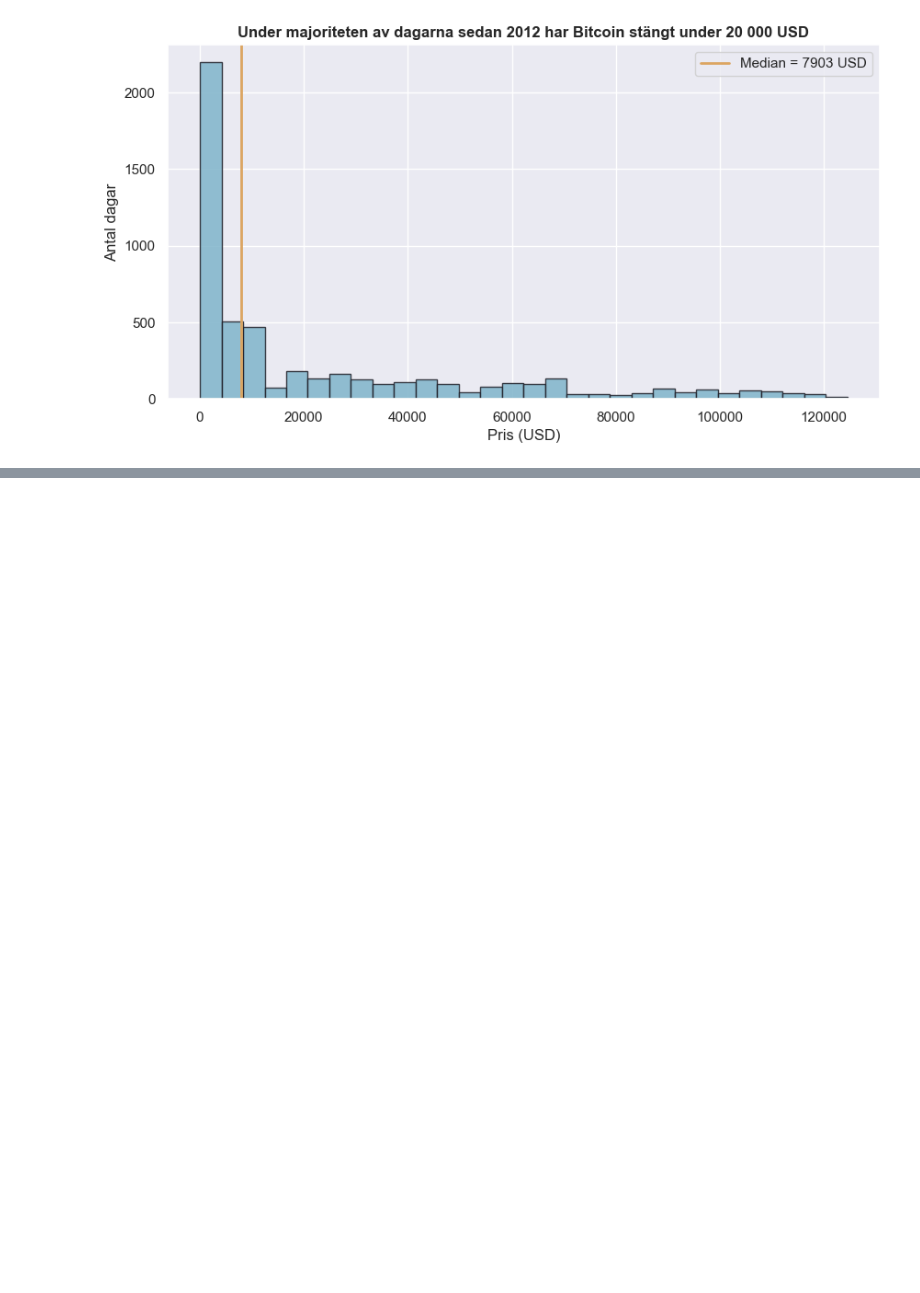
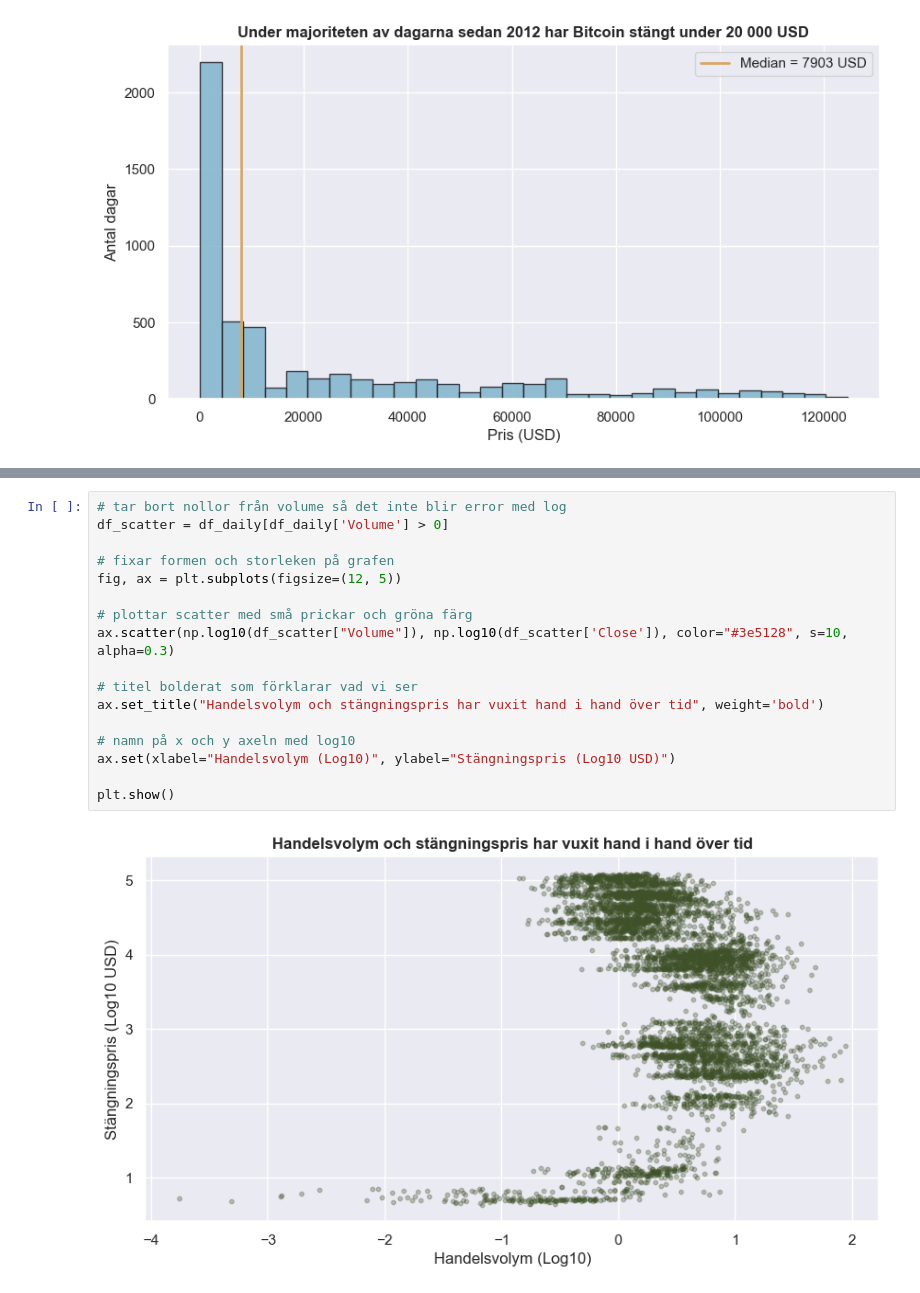
Before and after one commit to DusanTodo/kk1-btc-analys, a Jupyter notebook: notebook.ipynb, the cells around one changed output, grey strips where cells are left out. Cells and saved outputs as stored; diff of their text form; blank space fills up the shorter version.

Commit message:
scatter plot som visar korrelation mellan handelsvolym och stängningspris

```diff
--- a/notebook.ipynb
+++ b/notebook.ipynb
@@ -180,0 +185,19 @@ plt.show()
+# %%
+# tar bort nollor från volume så det inte blir error med log
+df_scatter = df_daily[df_daily['Volume'] > 0]
+
+# fixar formen och storleken på grafen
+fig, ax = plt.subplots(figsize=(12, 5))
+
+# plottar scatter med små prickar och gröna färg
+ax.scatter(np.log10(df_scatter["Volume"]), np.log10(df_scatter['Close']), color="#3e5128", s=10, alpha=0.3)
+
+# titel bolderat som förklarar vad vi ser
+ax.set_title("Handelsvolym och stängningspris har vuxit hand i hand över tid", weight='bold')
+
+# namn på x och y axeln med log10
+ax.set(xlabel="Handelsvolym (Log10)", ylabel="Stängningspris (Log10 USD)")
+
+plt.show()
+# %% [output]
+[figure, added]
```
Also changed, not shown: parts of 1 cell of this notebook.
